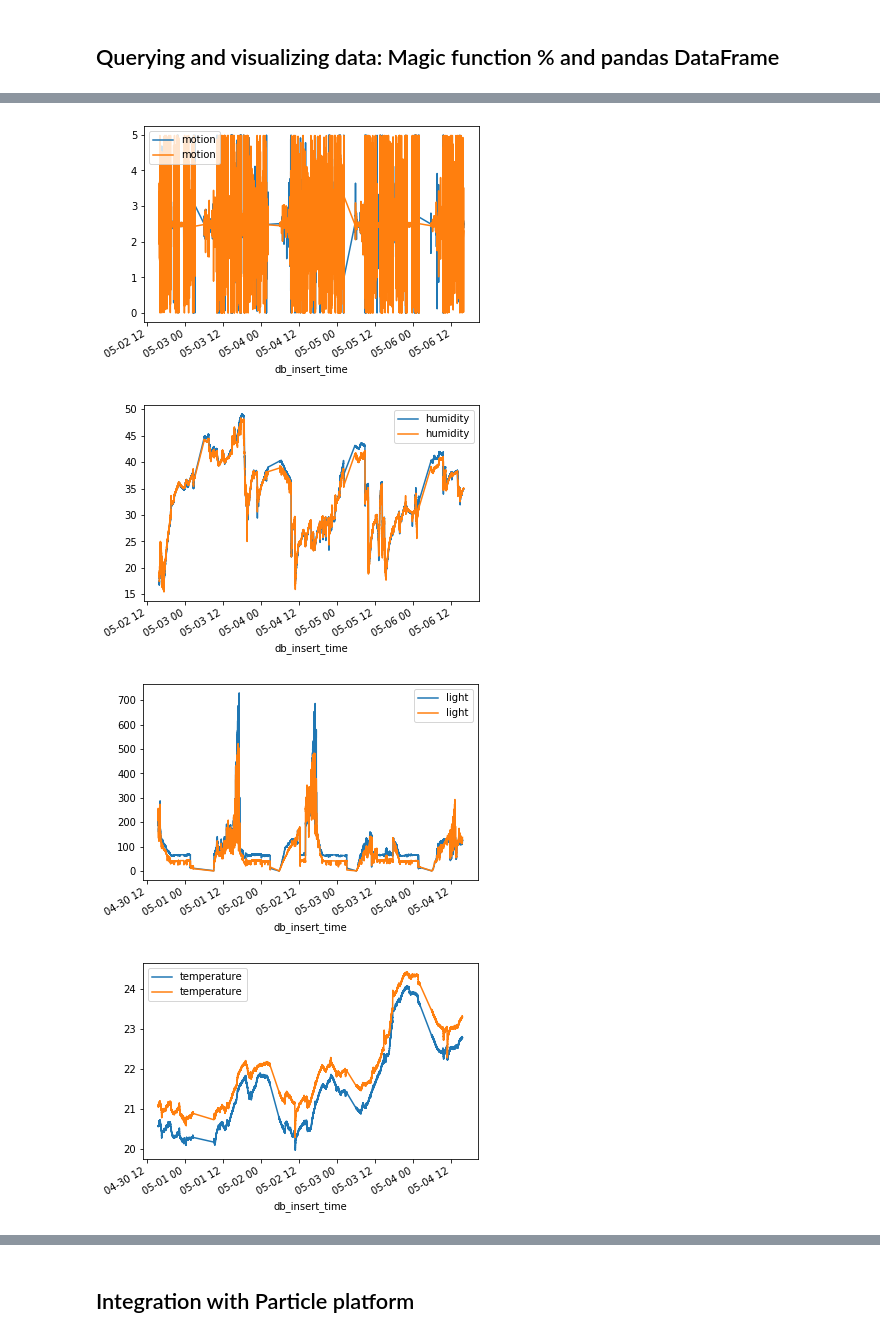
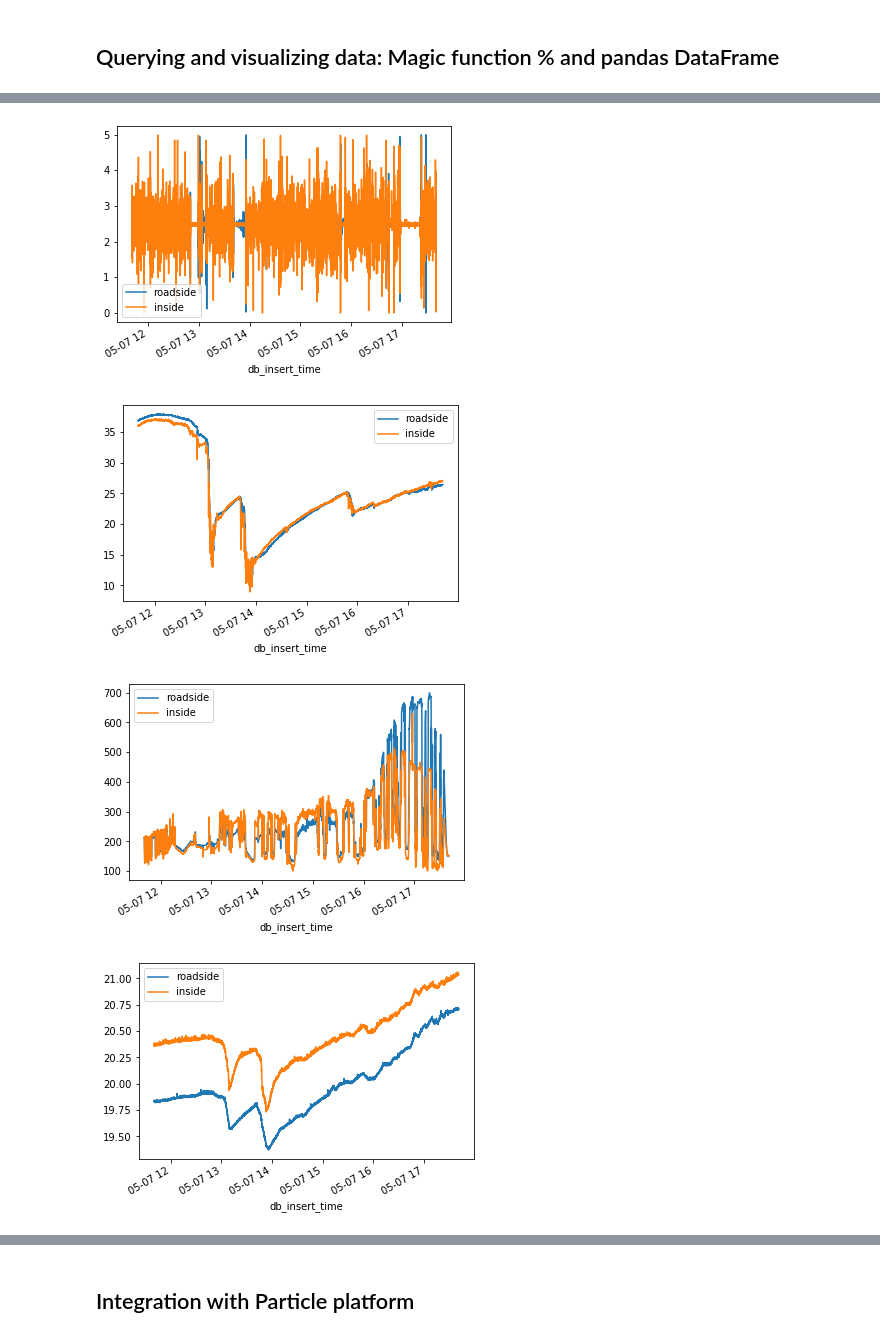
Before and after one commit to HeesukSon/home-sensor-project, a Jupyter notebook: server-notebook/iot-data-visualize.ipynb, the cells around one changed output, grey strips where cells are left out. Saved outputs shown, nothing was run; the diff lists cells and outputs as text; code cells hidden in the pictures.

Commit message:
dta visualization has been updated so that data labels can be visualized together

```diff
--- a/server-notebook/iot-data-visualize.ipynb
+++ b/server-notebook/iot-data-visualize.ipynb
@@ -90,8 +90,8 @@ List of databases
 # %% [markdown]
 ## Querying and visualizing data: Magic function % and pandas DataFrame
 # %%
-hroom1_result = %sql SELECT * FROM sensor_data WHERE db_insert_time > now() - interval '96 hours' AND room = 'hroom-1'
-hroom2_result = %sql SELECT * FROM sensor_data WHERE db_insert_time > now() - interval '96 hours' AND room = 'hroom-2'
+hroom1_result = %sql SELECT * FROM sensor_data WHERE db_insert_time > now() - interval '6 hours' AND room = 'hroom-1'
+hroom2_result = %sql SELECT * FROM sensor_data WHERE db_insert_time > now() - interval '6 hours' AND room = 'hroom-2'
 df1 = hroom1_result.DataFrame()
 df2 = hroom2_result.DataFrame()
 # %% [output]
@@ -121,43 +121,51 @@ r2s2_df = r2s2.DataFrame()
 # %%
 import matplotlib.pyplot as plt
 import pandas as pd
 
 # gca stands for 'get current axis'
 ax = plt.gca()
 
 df1.plot(kind='line', x='db_insert_time', y='motion', ax=ax)
 df2.plot(kind='line', x='db_insert_time', y='motion', ax=ax)
 
+ax.legend(['roadside', 'inside'], loc='best')
+
 plt.show()
 # %% [output]
-[figure, old version]
+[figure, new version]
 # %%
 ax = plt.gca()
 
 df1.plot(kind='line', x='db_insert_time', y='humidity', ax=ax)
 df2.plot(kind='line', x='db_insert_time', y='humidity', ax=ax)
 
+ax.legend(['roadside', 'inside'], loc='best')
+
 plt.show()
 # %% [output]
-[figure, old version]
+[figure, new version]
 # %%
 ax = plt.gca()
 
 df1.plot(kind='line', x='db_insert_time', y='light', ax=ax)
 df2.plot(kind='line', x='db_insert_time', y='light', ax=ax)
 
+ax.legend(['roadside', 'inside'], loc='best')
+
 plt.show()
 # %% [output]
-[figure, old version]
+[figure, new version]
 # %%
 ax = plt.gca()
 
 df1.plot(kind='line', x='db_insert_time', y='temperature', ax=ax)
 df2.plot(kind='line', x='db_insert_time', y='temperature', ax=ax)
 
+ax.legend(['roadside', 'inside'], loc='best')
+
 plt.show()
 # %% [output]
-[figure, old version]
+[figure, new version]
 # %%
 ax = plt.gca()
 
```
Also changed, not shown: parts of 13 cells of this notebook.
